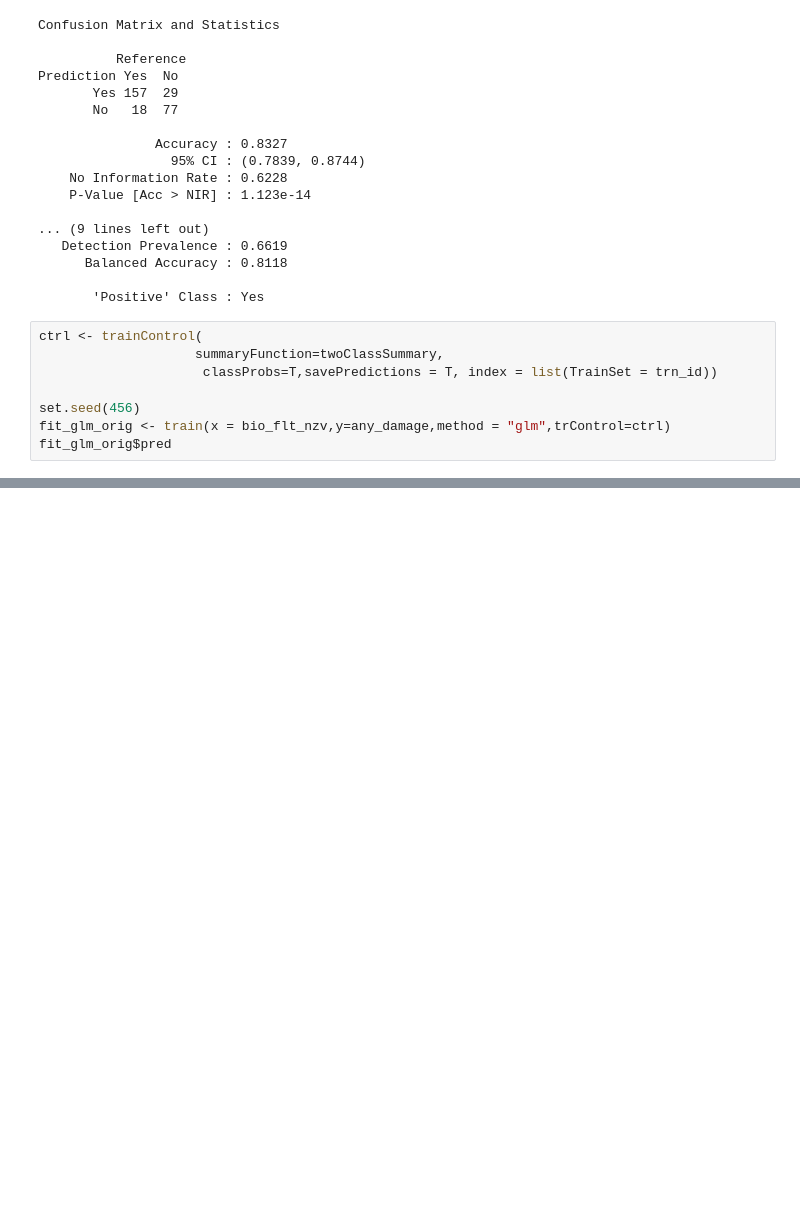
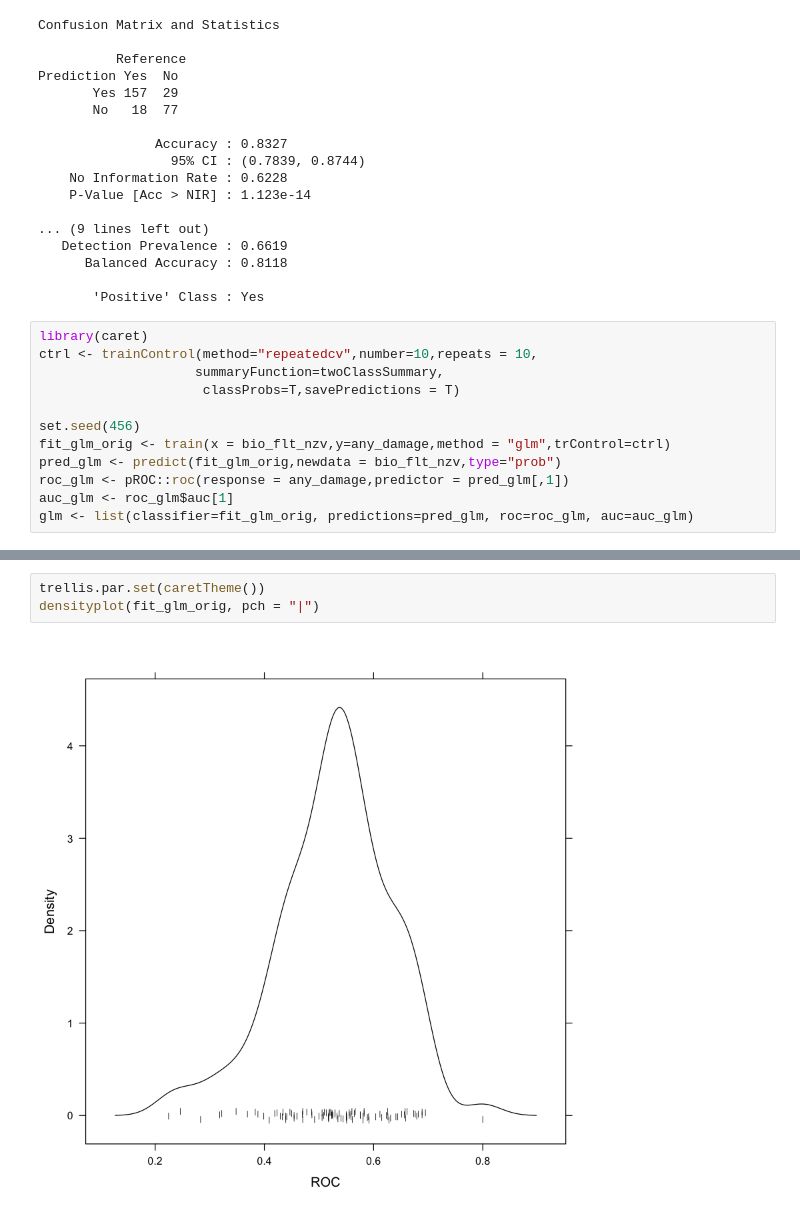
Before and after one commit to Randallzoeng/BookClub, a Jupyter notebook: AppliedPredictiveModeling/Chap. 12 Exercises.ipynb, the cells around one changed output, grey strips where cells are left out. Saved outputs shown, nothing was run; the diff lists cells and outputs as text; blank space fills up the shorter version.

```diff
--- a/AppliedPredictiveModeling/Chap. 12 Exercises.ipynb
+++ b/AppliedPredictiveModeling/Chap. 12 Exercises.ipynb
@@ -424,10 +397,14 @@ Prediction Yes  No
 
        'Positive' Class : Yes
 # %%
-ctrl <- trainControl(
+library(caret)
+ctrl <- trainControl(method="repeatedcv",number=10,repeats = 10,
                     summaryFunction=twoClassSummary,
-                     classProbs=T,savePredictions = T, index = list(TrainSet = trn_id))
+                     classProbs=T,savePredictions = T)
 
 set.seed(456)
 fit_glm_orig <- train(x = bio_flt_nzv,y=any_damage,method = "glm",trControl=ctrl)
-fit_glm_orig$pred
+pred_glm <- predict(fit_glm_orig,newdata = bio_flt_nzv,type="prob")
+roc_glm <- pROC::roc(response = any_damage,predictor = pred_glm[,1])
+auc_glm <- roc_glm$auc[1]
+glm <- list(classifier=fit_glm_orig, predictions=pred_glm, roc=roc_glm, auc=auc_glm)
@@ -497,0 +436,5 @@ dim(bio_flt_nzv)
+# %%
+trellis.par.set(caretTheme())
+densityplot(fit_glm_orig, pch = "|")
+# %% [output]
+[figure, added]
```
Also changed, not shown: parts of 23 cells of this notebook.
